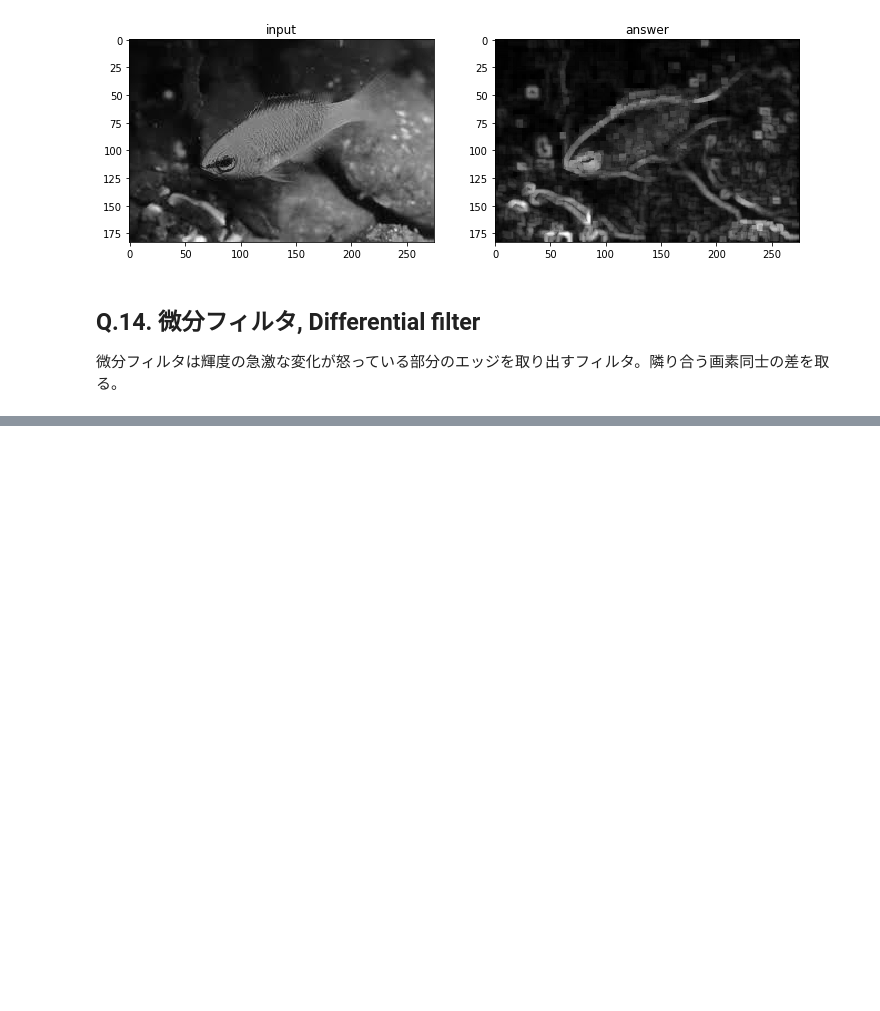
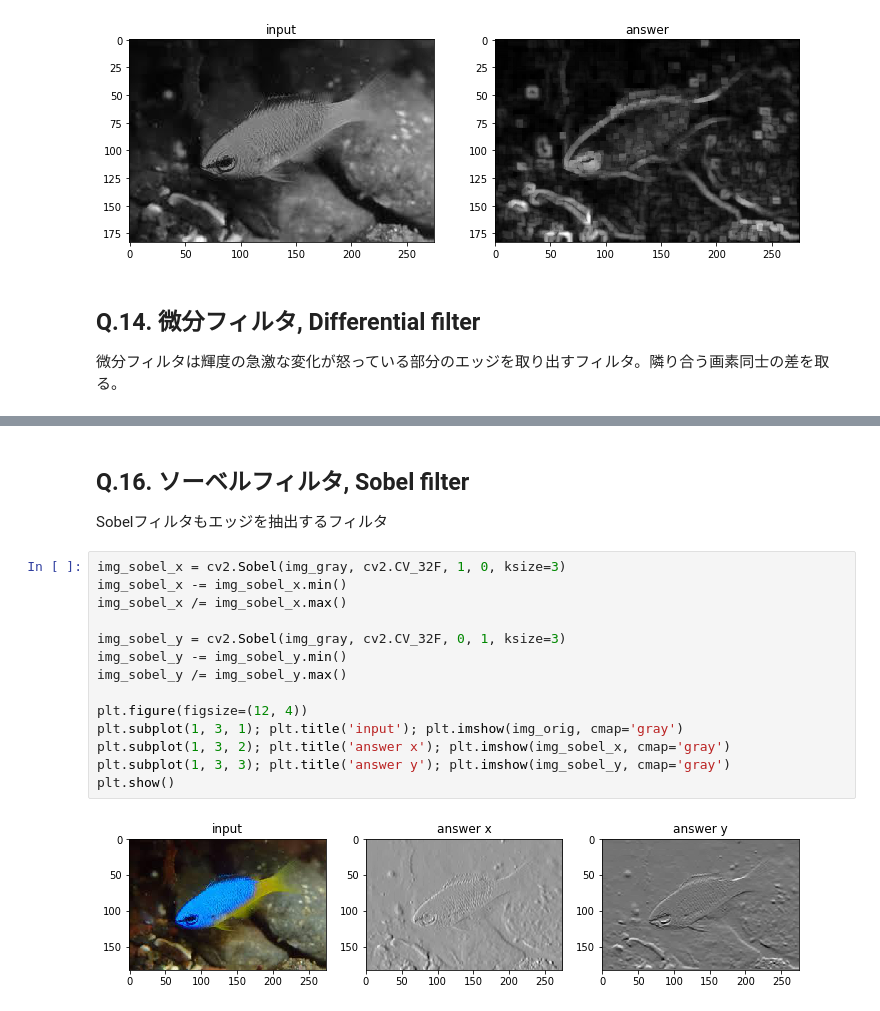
Before and after one commit to dgkmtu/geoDataProduct, a Jupyter notebook: opencv/Question11-20.ipynb, the cells around one changed output, grey strips where cells are left out. Cells and saved outputs as stored; diff of their text form; blank space fills up the shorter version.

```diff
--- a/opencv/Question11-20.ipynb
+++ b/opencv/Question11-20.ipynb
@@ -112,0 +143,19 @@ plt.
+# %% [markdown]
+## Q.16. ソーベルフィルタ, Sobel filter
+Sobelフィルタもエッジを抽出するフィルタ
+# %%
+img_sobel_x = cv2.Sobel(img_gray, cv2.CV_32F, 1, 0, ksize=3)
+img_sobel_x -= img_sobel_x.min()
+img_sobel_x /= img_sobel_x.max()
+
+img_sobel_y = cv2.Sobel(img_gray, cv2.CV_32F, 0, 1, ksize=3)
+img_sobel_y -= img_sobel_y.min()
+img_sobel_y /= img_sobel_y.max()
+
+plt.figure(figsize=(12, 4))
+plt.subplot(1, 3, 1); plt.title('input'); plt.imshow(img_orig, cmap='gray')
+plt.subplot(1, 3, 2); plt.title('answer x'); plt.imshow(img_sobel_x, cmap='gray')
+plt.subplot(1, 3, 3); plt.title('answer y'); plt.imshow(img_sobel_y, cmap='gray')
+plt.show()
+# %% [output]
+[figure, added]
```
Also changed, not shown: parts of 16 cells of this notebook.
